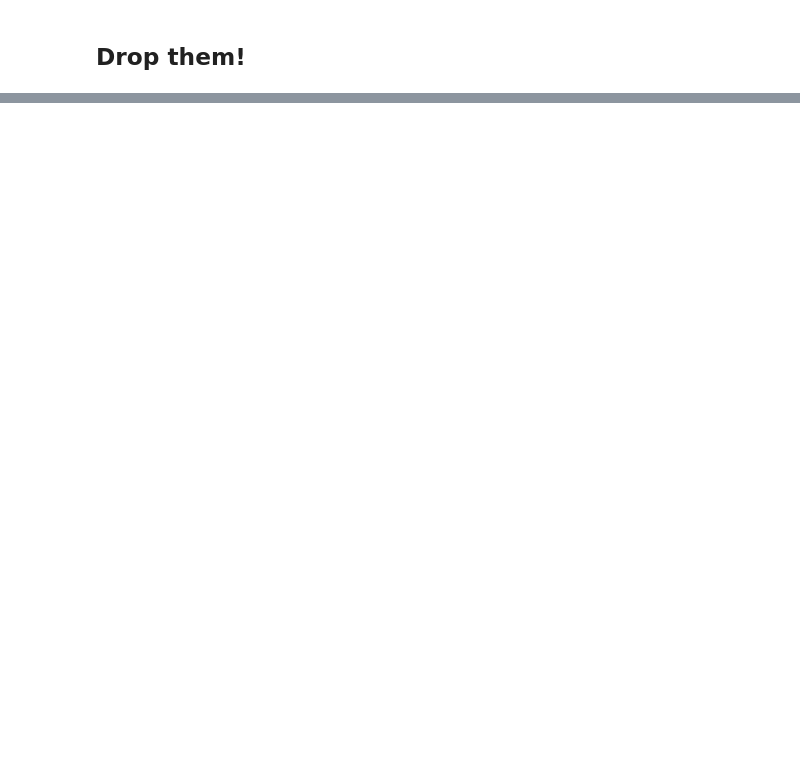
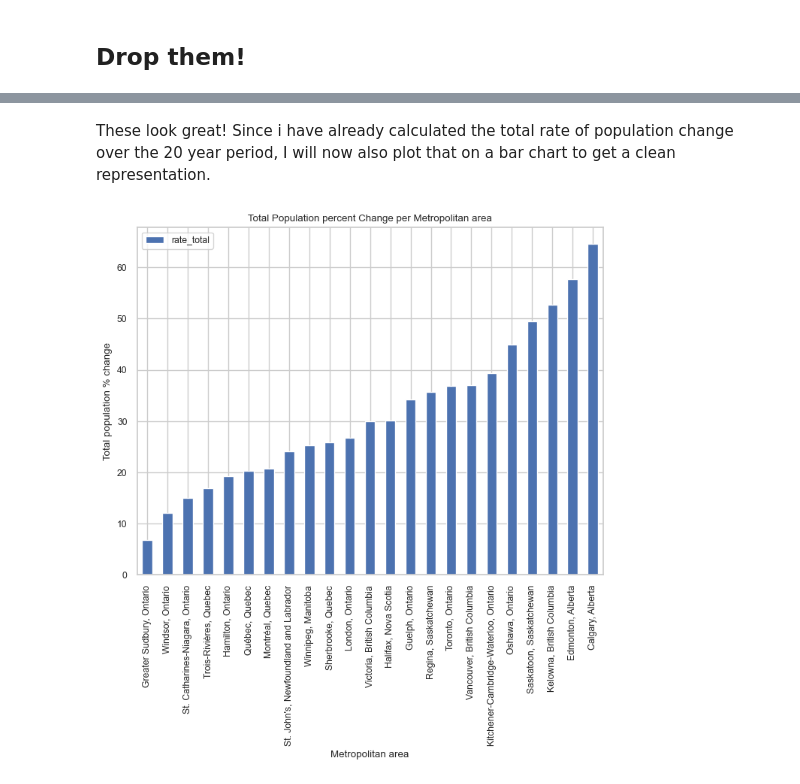
Before and after one commit to ubco-W2022T2-data301/project-group-group01, a Jupyter notebook: analysis/Logananalysis2.ipynb, the cells around one changed output, grey strips where cells are left out. Drawn from its saved outputs; the diff is of its cells as text; code cells hidden in the pictures; blank space fills up the shorter version.

Commit message:
Finished EDA, answered 1/3 initial questions

```diff
--- a/analysis/Logananalysis2.ipynb
+++ b/analysis/Logananalysis2.ipynb
@@ -547,0 +550,21 @@ Awesome. Thats a wrap for the PopEstimate dataset wrangling, now my groupmates h
+# %%
+import warnings as w
+w.filterwarnings("ignore", message="The frame.append method is deprecated and will be removed from pandas in a future version. Use pandas.concat instead.")
+
+
+total_rate_change = pd.DataFrame(columns=["GEO", "rate_total"])
+
+for city in PE_Wrangled_Final_all_ages["GEO"].unique():
+
+    city_df = PE_Wrangled_Final_all_ages[PE_Wrangled_Final_all_ages["GEO"] == city]
+
+    initial_pop = city_df.iloc[0]["VALUE"]
+    final_pop = city_df.iloc[-1]["VALUE"]
+
+    rate = (final_pop - initial_pop) / initial_pop * 100
+
+    total_rate_change = total_rate_change.append({"GEO": city, "rate_total": rate}, ignore_index=True)
+
+total_rate_change = total_rate_change.sort_values('rate_total').reset_index()
+total_rate_change = total_rate_change.drop(columns=['index'])
+total_rate_change
@@ -547,0 +615,10 @@ Awesome. Thats a wrap for the PopEstimate dataset wrangling, now my groupmates h
+# %% [markdown]
+These look great! Since i have already calculated the total rate of population change over the 20 year period, I will now also plot that on a bar chart to get a clean representation.
+# %%
+total_rate_change.plot(x="GEO", y="rate_total", kind="bar", figsize=(8, 6))
+plt.title("Total Population percent Change per Metropolitan area")
+plt.xlabel("Metropolitan area")
+plt.ylabel("Total population % change")
+plt.show()
+# %% [output]
+[figure, added]
```
Also changed, not shown: parts of 29 cells of this notebook.
